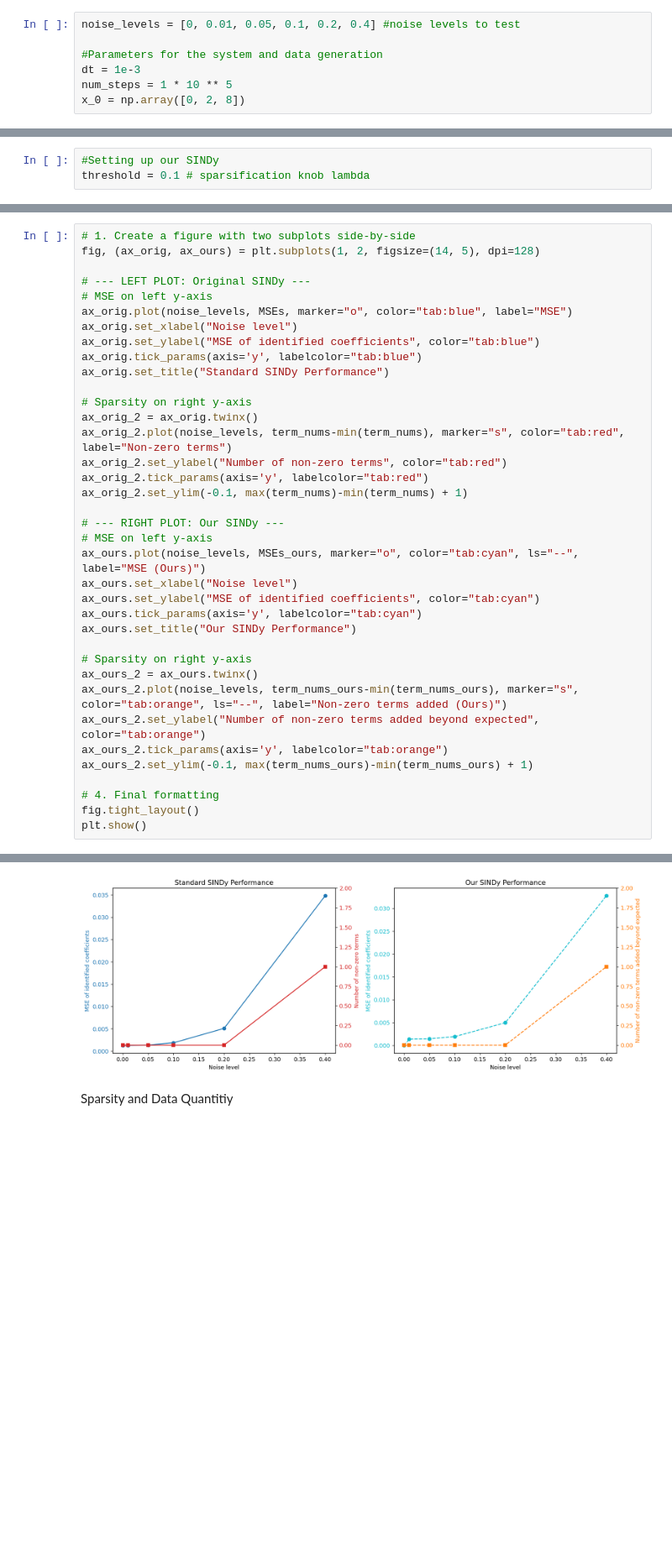
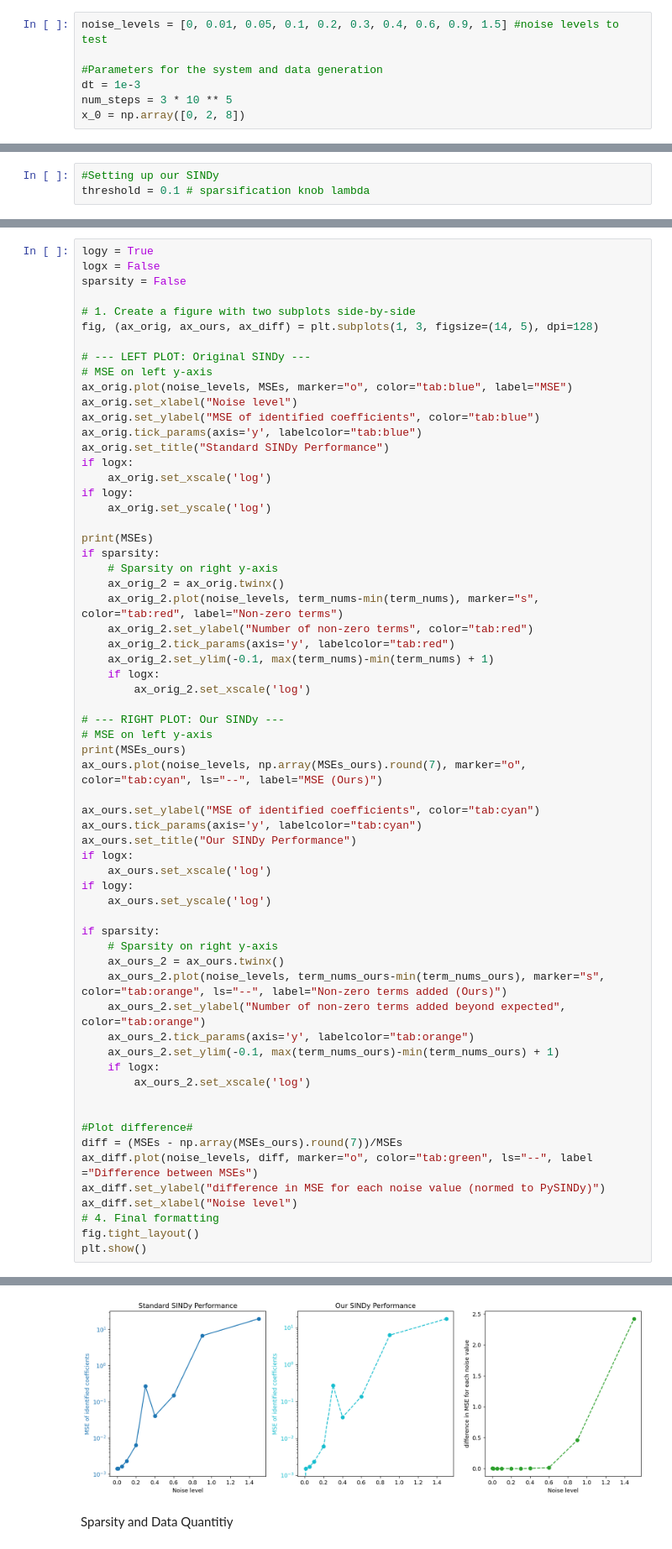
Before and after one commit to alexje76/SINDY-Noise-Investigation, a Jupyter notebook: test.ipynb, the cells around one changed output, grey strips where cells are left out. Shown at 84% size. Saved outputs shown, nothing was run; the diff lists cells and outputs as text; blank space fills up the shorter version.

Commit message:
Added Diff plot for PySIndy vs us comparison

```diff
--- a/test.ipynb
+++ b/test.ipynb
@@ -275,11 +275,11 @@ plt.show()
 # %% [output]
 [figure]
 # %%
-noise_levels = [0, 0.01, 0.05, 0.1, 0.2, 0.4] #noise levels to test
+noise_levels = [0, 0.01, 0.05, 0.1, 0.2, 0.3, 0.4, 0.6, 0.9, 1.5] #noise levels to test
 
 #Parameters for the system and data generation
 dt = 1e-3
-num_steps = 1 * 10 ** 5
+num_steps = 3 * 10 ** 5
 x_0 = np.array([0, 2, 8])
 # %%
 #Setting up pysindy
@@ -359,7 +359,11 @@ Exited at 2 iterations.
  [ 0.          0.          0.        ]]
 # %%
+logy = True
+logx = False
+sparsity = False
+
 # 1. Create a figure with two subplots side-by-side
-fig, (ax_orig, ax_ours) = plt.subplots(1, 2, figsize=(14, 5), dpi=128)
+fig, (ax_orig, ax_ours, ax_diff) = plt.subplots(1, 3, figsize=(14, 5), dpi=128)
 
 # --- LEFT PLOT: Original SINDy ---
 # MSE on left y-axis
@@ -368,29 +372,51 @@ ax_orig.set_xlabel("Noise level")
 ax_orig.set_ylabel("MSE of identified coefficients", color="tab:blue")
 ax_orig.tick_params(axis='y', labelcolor="tab:blue")
 ax_orig.set_title("Standard SINDy Performance")
+if logx:
+    ax_orig.set_xscale('log')
+if logy:
+    ax_orig.set_yscale('log')
 
-# Sparsity on right y-axis
-ax_orig_2 = ax_orig.twinx()
-ax_orig_2.plot(noise_levels, term_nums-min(term_nums), marker="s", color="tab:red", label="Non-zero terms")
-ax_orig_2.set_ylabel("Number of non-zero terms", color="tab:red")
-ax_orig_2.tick_params(axis='y', labelcolor="tab:red")
-ax_orig_2.set_ylim(-0.1, max(term_nums)-min(term_nums) + 1)
+print(MSEs)
+if sparsity:
+    # Sparsity on right y-axis
+    ax_orig_2 = ax_orig.twinx()
+    ax_orig_2.plot(noise_levels, term_nums-min(term_nums), marker="s", color="tab:red", label="Non-zero terms")
+    ax_orig_2.set_ylabel("Number of non-zero terms", color="tab:red")
+    ax_orig_2.tick_params(axis='y', labelcolor="tab:red")
+    ax_orig_2.set_ylim(-0.1, max(term_nums)-min(term_nums) + 1)
+    if logx:
+        ax_orig_2.set_xscale('log')
 
 # --- RIGHT PLOT: Our SINDy ---
 # MSE on left y-axis
-ax_ours.plot(noise_levels, MSEs_ours, marker="o", color="tab:cyan", ls="--", label="MSE (Ours)")
-ax_ours.set_xlabel("Noise level")
+print(MSEs_ours)
+ax_ours.plot(noise_levels, np.array(MSEs_ours).round(7), marker="o", color="tab:cyan", ls="--", label="MSE (Ours)")
+
 ax_ours.set_ylabel("MSE of identified coefficients", color="tab:cyan")
 ax_ours.tick_params(axis='y', labelcolor="tab:cyan")
 ax_ours.set_title("Our SINDy Performance")
+if logx:
+    ax_ours.set_xscale('log')
+if logy:
+    ax_ours.set_yscale('log')
 
-# Sparsity on right y-axis
-ax_ours_2 = ax_ours.twinx()
-ax_ours_2.plot(noise_levels, term_nums_ours-min(term_nums_ours), marker="s", color="tab:orange", ls="--", label="Non-zero terms added (Ours)")
-ax_ours_2.set_ylabel("Number of non-zero terms added beyond expected", color="tab:orange")
-ax_ours_2.tick_params(axis='y', labelcolor="tab:orange")
-ax_ours_2.set_ylim(-0.1, max(term_nums_ours)-min(term_nums_ours) + 1)
+if sparsity:
+    # Sparsity on right y-axis
+    ax_ours_2 = ax_ours.twinx()
+    ax_ours_2.plot(noise_levels, term_nums_ours-min(term_nums_ours), marker="s", color="tab:orange", ls="--", label="Non-zero terms added (Ours)")
+    ax_ours_2.set_ylabel("Number of non-zero terms added beyond expected", color="tab:orange")
+    ax_ours_2.tick_params(axis='y', labelcolor="tab:orange")
+    ax_ours_2.set_ylim(-0.1, max(term_nums_ours)-min(term_nums_ours) + 1)
+    if logx:
+        ax_ours_2.set_xscale('log')
 
+
+#Plot difference#
+diff = (MSEs - np.array(MSEs_ours).round(7))/MSEs
+ax_diff.plot(noise_levels, diff, marker="o", color="tab:green", ls="--", label ="Difference between MSEs")
+ax_diff.set_ylabel("difference in MSE for each noise value (normed to PySINDy)")
+ax_diff.set_xlabel("Noise level")
 # 4. Final formatting
 fig.tight_layout()
 plt.show()
@@ -398,4 +426,4 @@ plt.show()
-[figure, old version]
+[figure, new version]
 # %% [markdown]
 Sparsity and Data Quantitiy
 # %% [markdown]
```
Also changed, not shown: parts of 4 cells of this notebook.
